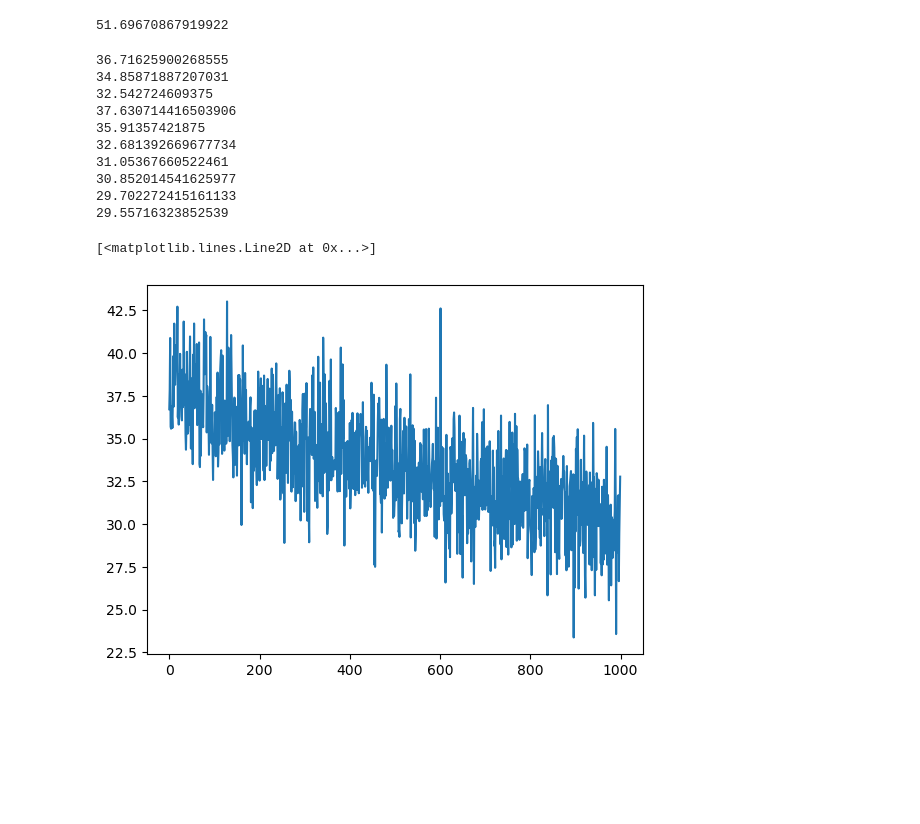
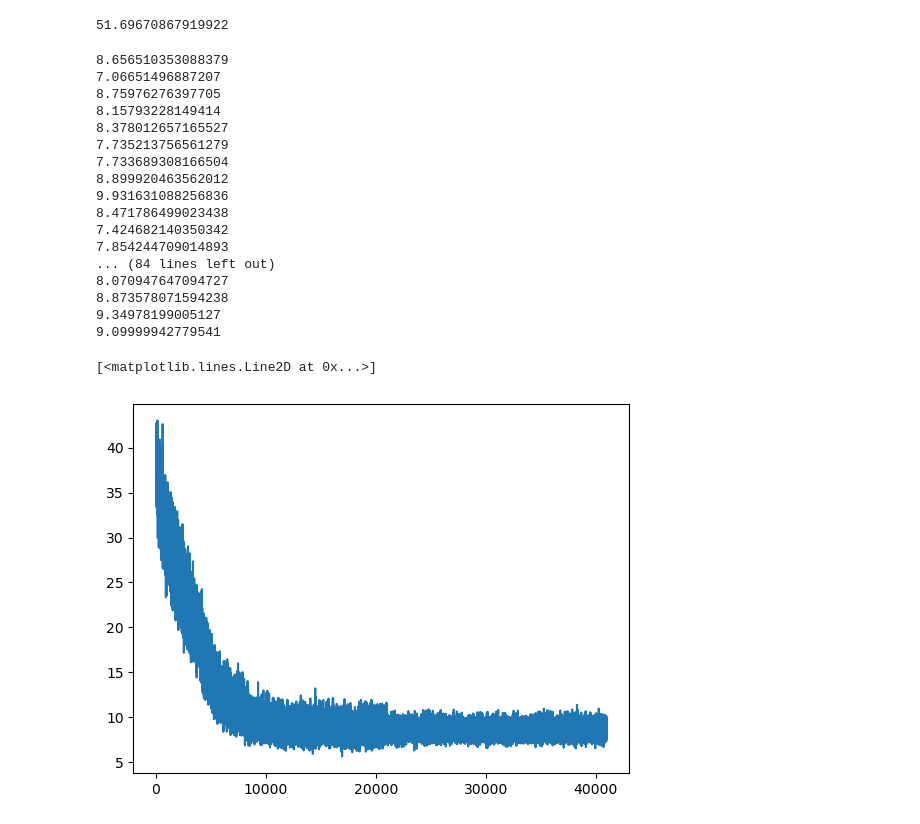
Before and after one commit to jasnyder/text-modeling, a Jupyter notebook: word-embedding.ipynb, the cells around one changed output. Saved outputs shown, nothing was run; the diff lists cells and outputs as text; code cells hidden in the pictures; blank space fills up the shorter version.

```diff
--- a/word-embedding.ipynb
+++ b/word-embedding.ipynb
@@ -127,40 +127,45 @@ loss_values = []
 # %%
 # SGD, i.e. do minibatches
 # apply GD in a loop
-h = 0.1 # step size
-for step in range(1000):
+h = 0.0001 # step size
+for step in range(10000):
     for p in parameters:
         p.grad = None
 
     # minibatch selection
-    batch_idx = torch.randint(0, N-window-1, (64,))
+    batch_idx = torch.randint(0, N-window-1, (128,))
 
     hidden_activations = (C[X[batch_idx]].view((-1, window * embed_dim)) @ W1 + b1).tanh()
     logits = (hidden_activations @ W2 + b2)
 
     loss = F.cross_entropy(logits, Y[batch_idx])
     loss_values.append(loss.item())
     if step % 100 == 0:
         print(loss.item())
 
     loss.backward()
     for p in parameters:
         p.data -= h * p.grad
+
+plt.plot(loss_values)
 # %% [output]
-36.71625900268555
-34.85871887207031
-32.542724609375
-37.630714416503906
-35.91357421875
-32.681392669677734
-31.05367660522461
-30.852014541625977
-29.702272415161133
-29.55716323852539
+8.656510353088379
+7.06651496887207
+8.75976276397705
+8.15793228149414
+8.378012657165527
+7.735213756561279
+7.733689308166504
+8.899920463562012
+9.931631088256836
+8.471786499023438
+7.424682140350342
+7.854244709014893
+... (84 lines left out)
+8.070947647094727
+8.873578071594238
+9.34978199005127
+9.09999942779541
+[<matplotlib.lines.Line2D at 0x...>]
+[figure, added]
-# %%
-import matplotlib.pyplot as plt
-plt.plot(loss_values)
-# %% [output]
-[<matplotlib.lines.Line2D at 0x...>]
-[figure, removed]
 # %%
```
Also changed, not shown: parts of 4 cells of this notebook, 2 other files.
